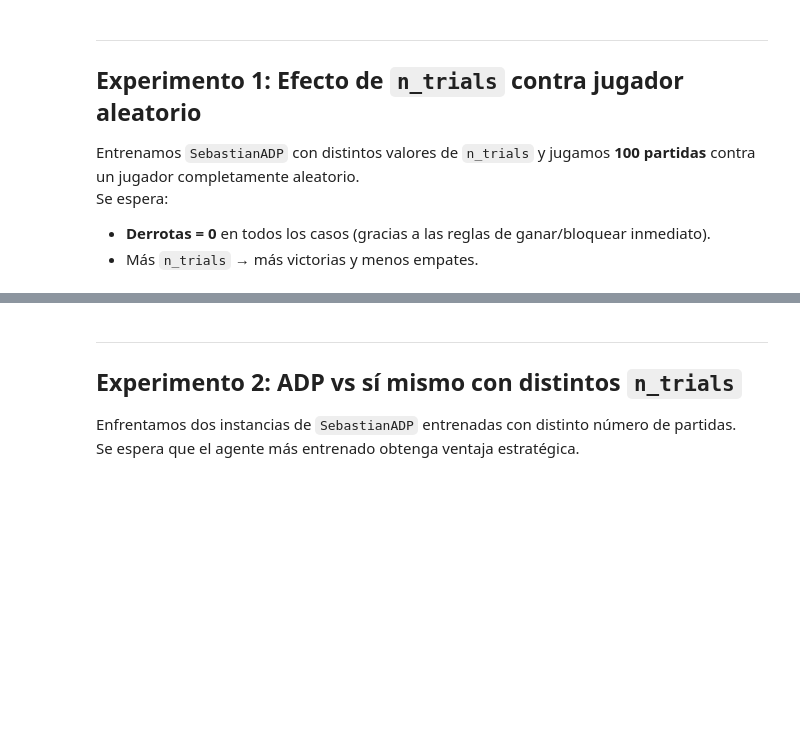
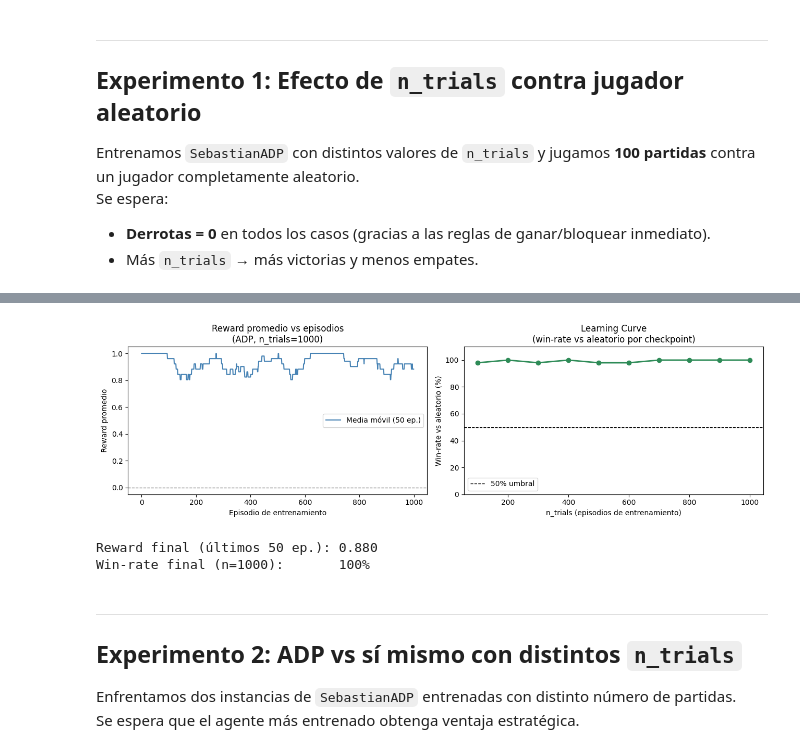
Before and after one commit to sebascastellanos/AIProject, a Jupyter notebook: groups/Sebastian_ADP/entrega.ipynb, the cells around one changed output, grey strips where cells are left out. Drawn from its saved outputs; the diff is of its cells as text; code cells hidden in the pictures; blank space fills up the shorter version.

```diff
--- a/groups/Sebastian_ADP/entrega.ipynb
+++ b/groups/Sebastian_ADP/entrega.ipynb
@@ -143,3 +218,56 @@ Nota: Derrotas = 4 — debería ser 0.
+# %%
+import numpy as np
+import matplotlib.pyplot as plt
+from connect4.connect_state import ConnectState
+
+# --- Reward promedio vs episodios ---
+adp_lc = make_and_mount(SebastianADP, n_trials=1000)
+rewards = adp_lc.episode_rewards
+
+window = 50
+smoothed = [
+    np.mean(rewards[max(0, i - window):i + 1])
+    for i in range(len(rewards))
+]
+
+fig, axes = plt.subplots(1, 2, figsize=(13, 4))
+
+# Gráfico 1: Reward suavizado
+axes[0].plot(smoothed, color='steelblue', lw=1.5, label=f'Media móvil ({window} ep.)')
+axes[0].axhline(0, color='gray', ls='--', lw=1)
+axes[0].set_xlabel('Episodio de entrenamiento')
+axes[0].set_ylabel('Reward promedio')
+axes[0].set_title('Reward promedio vs episodios\n(ADP, n_trials=1000)')
+axes[0].legend()
+
+# Gráfico 2: Learning curve — win-rate cada 100 episodios
+# Entrenamos incrementalmente evaluando en checkpoints
+checkpoints = list(range(100, 1100, 100))
+wr_curve = []
+
+for cp in checkpoints:
+    adp_cp = make_and_mount(SebastianADP, n_trials=cp)
+    rnd_cp = make_and_mount(RandomPolicy)
+    w, l, d = play_games(adp_cp, rnd_cp, n_games=50, seed=cp)
+    wr_curve.append(w / 50)
+
+axes[1].plot(checkpoints, [w * 100 for w in wr_curve], 'o-', color='seagreen', lw=2, ms=6)
+axes[1].axhline(50, color='black', ls='--', lw=1, label='50% umbral')
+axes[1].set_xlabel('n_trials (episodios de entrenamiento)')
+axes[1].set_ylabel('Win-rate vs aleatorio (%)')
+axes[1].set_title('Learning Curve\n(win-rate vs aleatorio por checkpoint)')
+axes[1].set_ylim(0, 110)
+axes[1].legend()
+
+plt.tight_layout()
+plt.show()
+
+print(f'Reward final (últimos 50 ep.): {np.mean(rewards[-50:]):.3f}')
+print(f'Win-rate final (n=1000):       {wr_curve[-1]:.0%}')
+# %% [output]
+[figure, added]
+Reward final (últimos 50 ep.): 0.880
+Win-rate final (n=1000):       100%
 # %% [markdown]
 ---
 ## Experimento 2: ADP vs sí mismo con distintos `n_trials`
```
Also changed, not shown: parts of 9 cells of this notebook, 5 other files.
